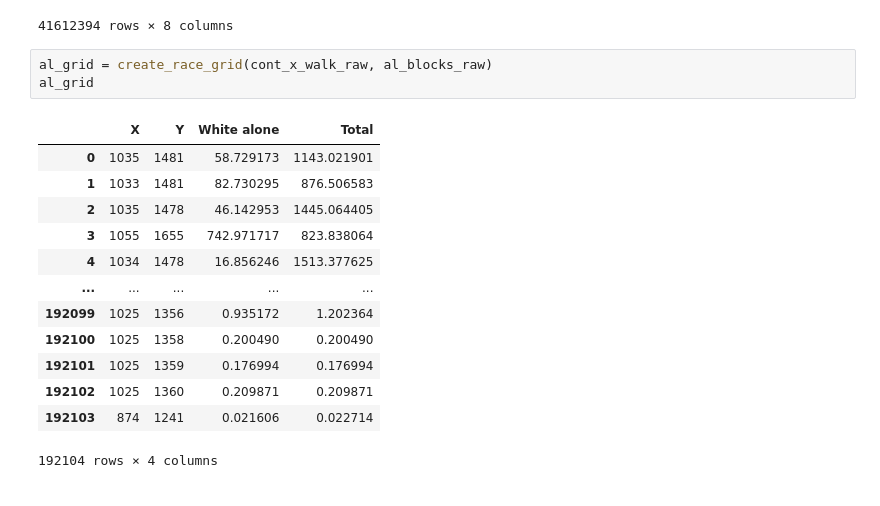
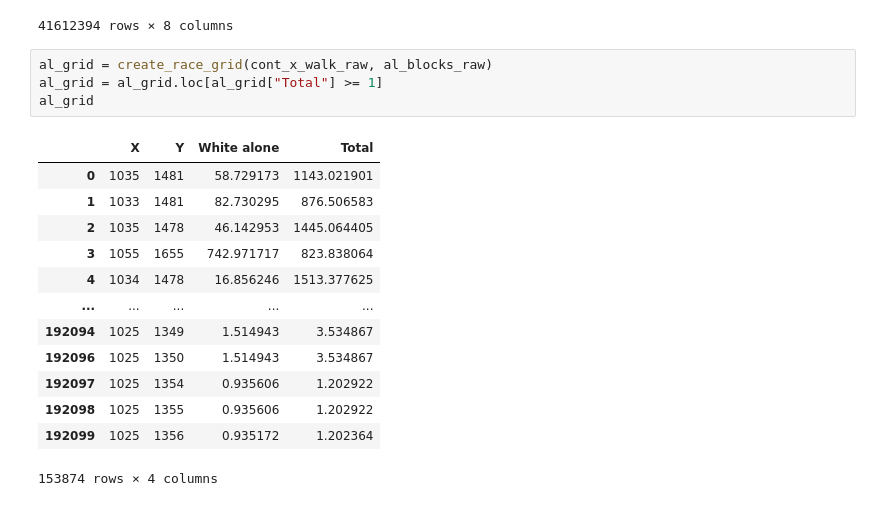
Before and after one commit to jasondamico/d3-visualizations, a Jupyter notebook: propublica_hotspots/python/cleaning.ipynb, the cells around one changed output. Cells and saved outputs as stored; diff of their text form.

```diff
--- a/propublica_hotspots/python/cleaning.ipynb
+++ b/propublica_hotspots/python/cleaning.ipynb
@@ -364,18 +377,19 @@ cont_x_walk_raw
 41612394 rows × 8 columns
 # %%
 al_grid = create_race_grid(cont_x_walk_raw, al_blocks_raw)
+al_grid = al_grid.loc[al_grid["Total"] >= 1]
 al_grid
 # %% [output]
 |  | X | Y | White alone | Total |
 | 0 | 1035 | 1481 | 58.729173 | 1143.021901 |
 | 1 | 1033 | 1481 | 82.730295 | 876.506583 |
 | 2 | 1035 | 1478 | 46.142953 | 1445.064405 |
 | 3 | 1055 | 1655 | 742.971717 | 823.838064 |
 | 4 | 1034 | 1478 | 16.856246 | 1513.377625 |
 | ... | ... | ... | ... | ... |
+| 192094 | 1025 | 1349 | 1.514943 | 3.534867 |
+| 192096 | 1025 | 1350 | 1.514943 | 3.534867 |
+| 192097 | 1025 | 1354 | 0.935606 | 1.202922 |
+| 192098 | 1025 | 1355 | 0.935606 | 1.202922 |
 | 192099 | 1025 | 1356 | 0.935172 | 1.202364 |
-| 192100 | 1025 | 1358 | 0.200490 | 0.200490 |
-| 192101 | 1025 | 1359 | 0.176994 | 0.176994 |
-| 192102 | 1025 | 1360 | 0.209871 | 0.209871 |
-| 192103 | 874 | 1241 | 0.021606 | 0.022714 |
-192104 rows × 4 columns
+153874 rows × 4 columns
```
Also changed, not shown: parts of 4 cells of this notebook.
